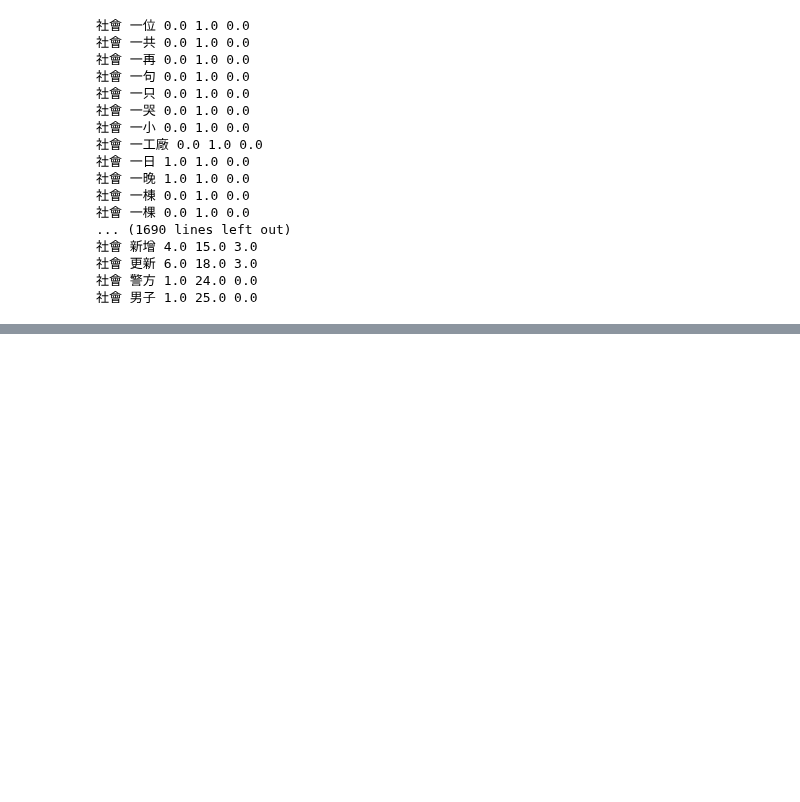
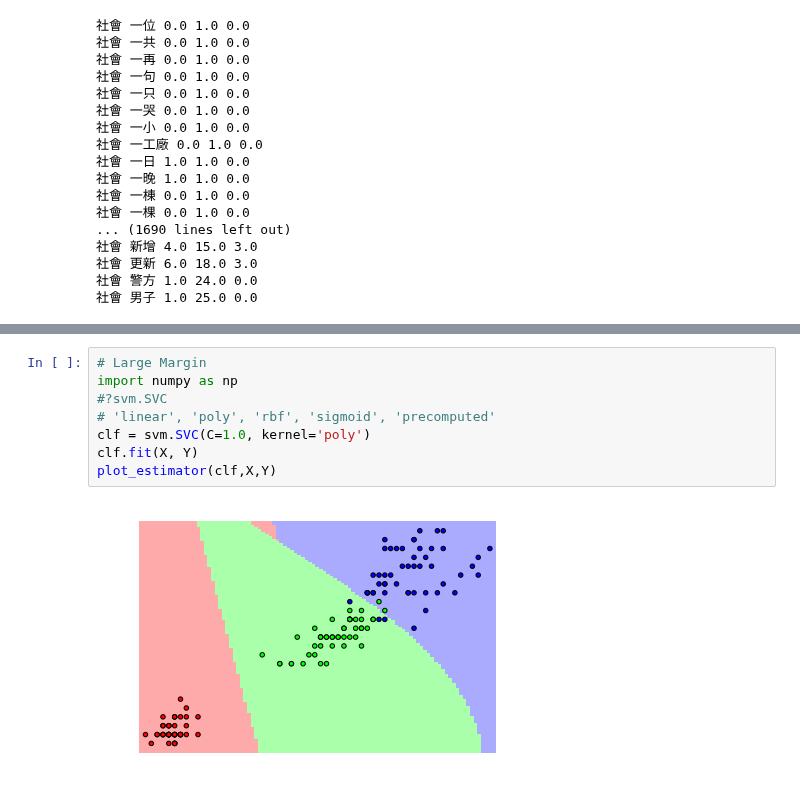
Before and after one commit to bcc2xp/2016NCCU, a Jupyter notebook: 20160319Demo.ipynb, the cells around one changed output, grey strips where cells are left out. Drawn from its saved outputs; the diff is of its cells as text; blank space fills up the shorter version.

```diff
--- a/20160319Demo.ipynb
+++ b/20160319Demo.ipynb
@@ -514,0 +599,10 @@ for i in sorted(coef_features_c1_c2_c3):
+# %%
+# Large Margin
+import numpy as np
+#?svm.SVC
+# 'linear', 'poly', 'rbf', 'sigmoid', 'precomputed'
+clf = svm.SVC(C=1.0, kernel='poly')
+clf.fit(X, Y)
+plot_estimator(clf,X,Y)
+# %% [output]
+[figure, added]
```
Also changed, not shown: parts of 9 cells of this notebook.
